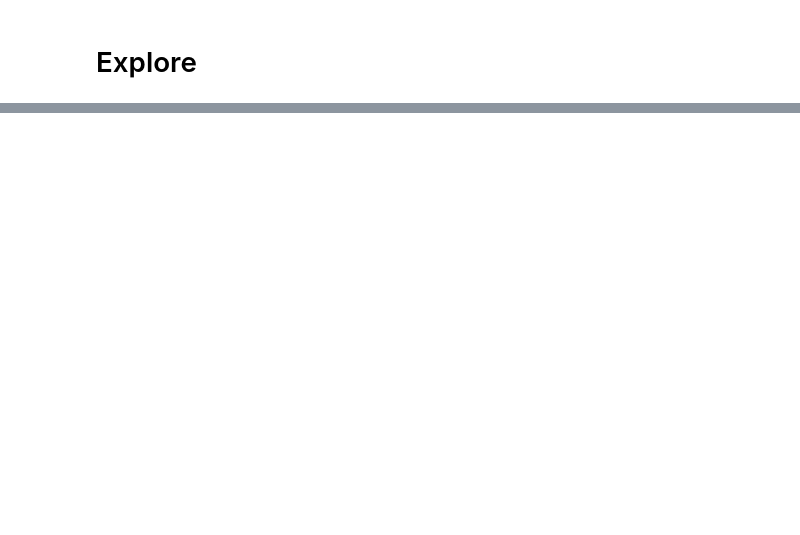
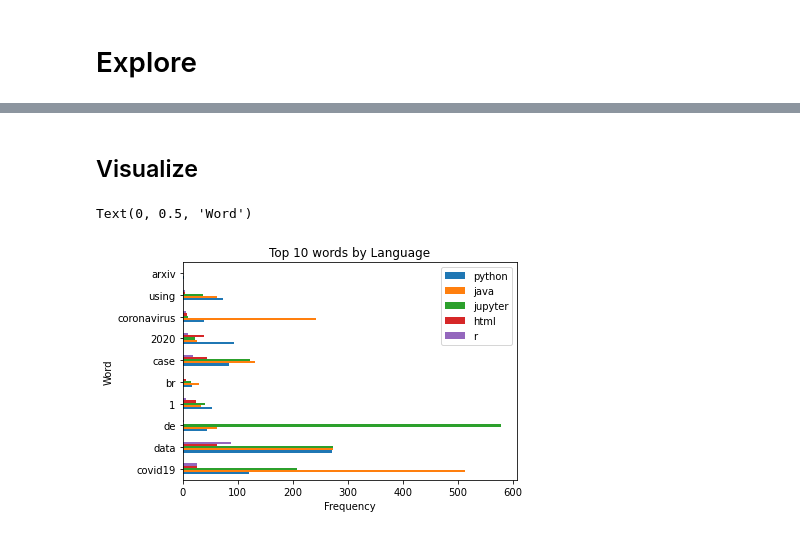
Before and after one commit to NLP-Project-CRT/NLP-Project, a Jupyter notebook: Tasha Initial.ipynb, the cells around one changed output, grey strips where cells are left out. Cells and saved outputs as stored; diff of their text form; code cells hidden in the pictures; blank space fills up the shorter version.

Commit message:
visualize

```diff
--- a/Tasha Initial.ipynb
+++ b/Tasha Initial.ipynb
@@ -39,10 +139,0 @@ df[df.language == 'Python'].clean
-# %%
-#python clean only
-python_words = clean(' '.join(df[df.label == 'Python'].clean))
-python_words
-# %%
-#clean java only
-java_words = clean(' '.join(df[df.label == 'java'].clean))
-#clean C+ only
-c_words = clean(' '.join(df[df.label == 'C++'].clean))
-#
@@ -48,0 +179,8 @@ c_words = clean(' '.join(df[df.label == 'C++'].clean))
+# %%
+#create a series with words split and value counts for each word
+python_freq = pd.Series(python_words.split()).value_counts()
+java_freq = pd.Series(java_words.split()).value_counts()
+jupyter_freq = pd.Series(jupyter_words.split()).value_counts()
+html_freq = pd.Series(html_words.split()).value_counts()
+r_freq = pd.Series(r_words.split()).value_counts()
+all_freq = pd.Series(all_words.split()).value_counts()
@@ -48,0 +202,9 @@ c_words = clean(' '.join(df[df.label == 'C++'].clean))
+# %%
+#combine all frequency into single Series
+word_counts = pd.concat([python_freq, java_freq, jupyter_freq, html_freq, r_freq, all_freq], axis=1).fillna(0).astype(int)
+
+#word count for each language type
+word_counts.columns = ['python', 'java', 'jupyter', 'html', 'r', 'all']
+
+#take a look
+word_counts.head(10)
@@ -48,0 +244,13 @@ c_words = clean(' '.join(df[df.label == 'C++'].clean))
+# %% [markdown]
+## Visualize
+# %%
+#using 'all' languages
+#visualize top 10
+word_counts.sort_values('all', ascending=False).head(10)[['python', 'java', 'jupyter', 'html', 'r']].plot.barh()
+
+plt.title('Top 10 words by Language')
+plt.xlabel('Frequency')
+plt.ylabel('Word')
+# %% [output]
+Text(0, 0.5, 'Word')
+[figure, added]
```
Also changed, not shown: parts of 20 cells of this notebook.
